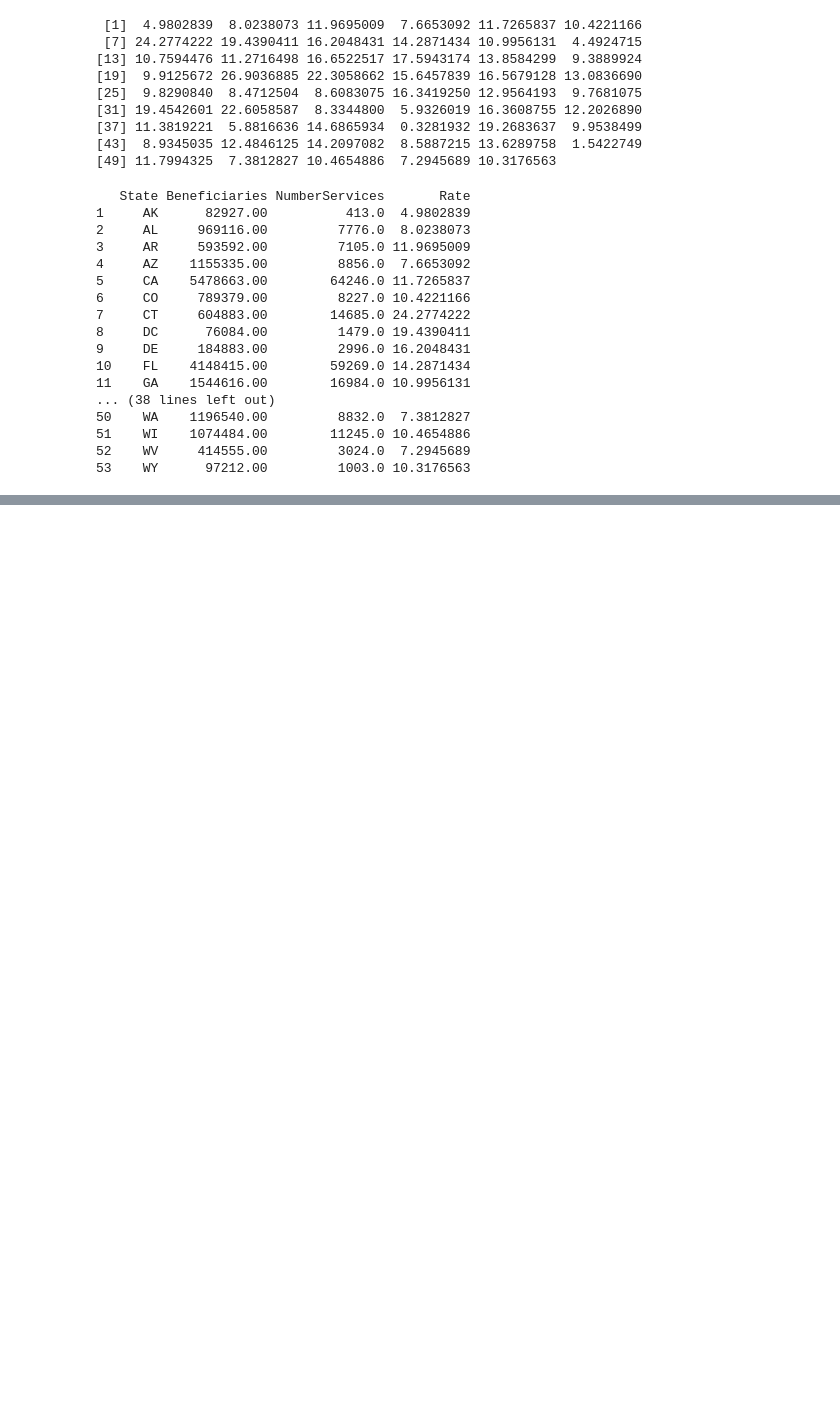
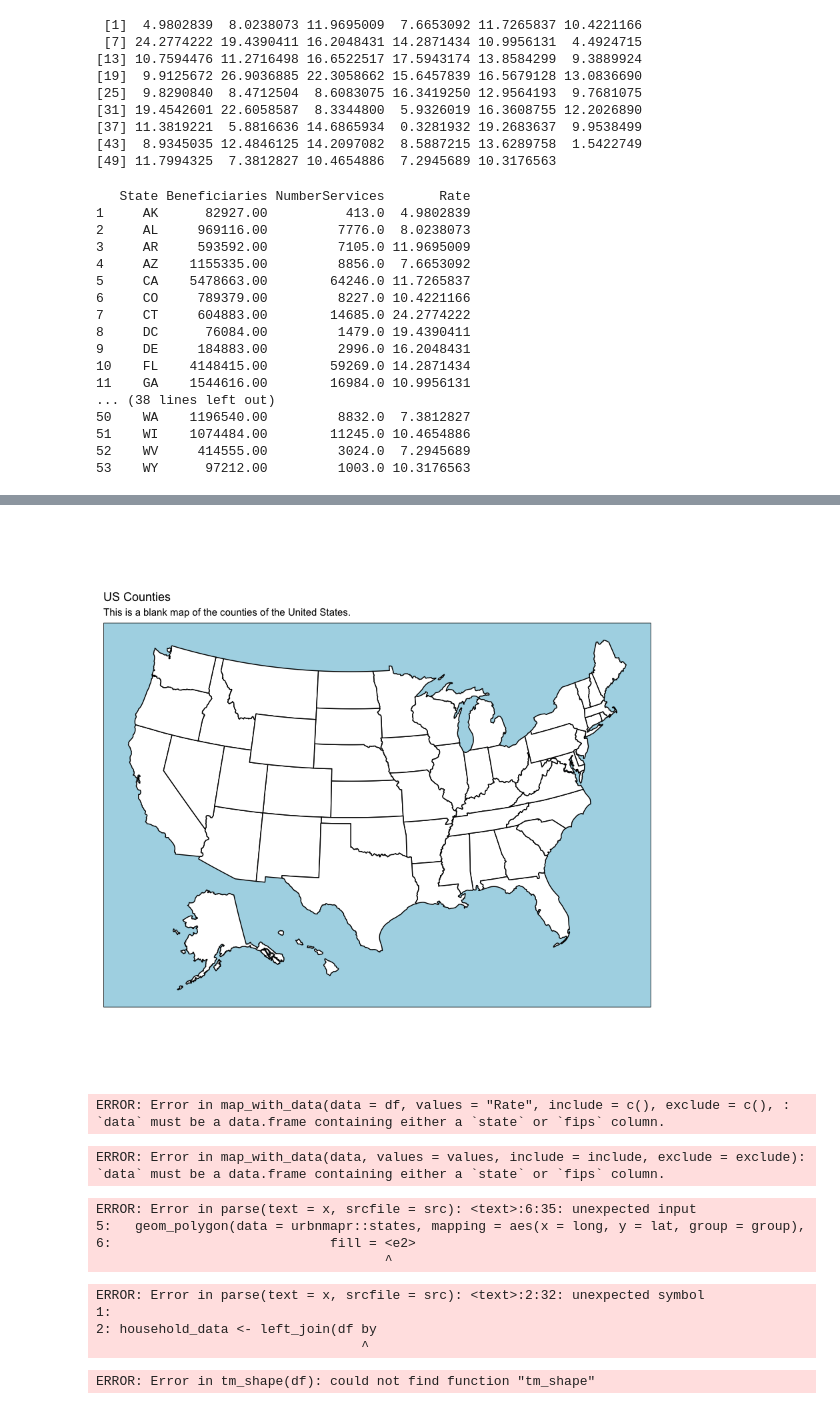
Before and after one commit to nancyruya/R-projects, a Jupyter notebook: TelehealthMedicare/Medicare90791.ipynb, the cells around one changed output, grey strips where cells are left out. Cells and saved outputs as stored; diff of their text form; code cells hidden in the pictures; blank space fills up the shorter version.

```diff
--- a/TelehealthMedicare/Medicare90791.ipynb
+++ b/TelehealthMedicare/Medicare90791.ipynb
@@ -199,5 +230,4 @@ plot_usmap(regions = "states") +
   labs(title = "US Counties",
        subtitle = "This is a blank map of the counties of the United States.") +
   theme(panel.background = element_rect(color = "black", fill = "lightblue"))
-+ tm_polygons(("Rate", id ="NAME", palette = "Greens"))
 # %% [output]
@@ -207,0 +238,6 @@ ERROR: Error in parse(text = x, srcfile = src): <text>:5:22: unexpected ','
+[figure, added]
+# %%
+ map_with_data(data=df, values = "Rate", include = c(), exclude = c(),
+      na = NA)
+# %% [output]
+ERROR: Error in map_with_data(data = df, values = "Rate", include = c(), exclude = c(), : `data` must be a data.frame containing either a `state` or `fips` column.
@@ -207,0 +246,6 @@ ERROR: Error in parse(text = x, srcfile = src): <text>:5:22: unexpected ','
+# %%
+plot_usmap(data = df, values = "Rate", color = "red") +
+  scale_fill_continuous(name = "Rate (2017)", label = scales::comma) +
+  theme(legend.position = "right")
+# %% [output]
+ERROR: Error in map_with_data(data, values = values, include = include, exclude = exclude): `data` must be a data.frame containing either a `state` or `fips` column.
@@ -207,0 +258,32 @@ ERROR: Error in parse(text = x, srcfile = src): <text>:5:22: unexpected ','
+# %%
+library(tidyverse)
+library(urbnmapr)
+
+ggplot() +
+  geom_polygon(data = urbnmapr::states, mapping = aes(x = long, y = lat, group = group),
+		           fill = “grey”, color = “white”) +
+  coord_map(projection = "albers", lat0 = 39, lat1 = 45)
+# %% [output]
+ERROR: Error in parse(text = x, srcfile = src): <text>:6:35: unexpected input
+5:   geom_polygon(data = urbnmapr::states, mapping = aes(x = long, y = lat, group = group),
+6:                            fill = <e2>
+                                     ^
+# %%
+
+household_data <- left_join(df by = "State")
+
+household_data %>%
+  ggplot(aes(long, lat, group = group, fill = Rate)) +
+  geom_polygon(color = NA) +
+  coord_map(projection = "albers", lat0 = 39, lat1 = 45) +
+  labs(fill = "Median Household Income")
+# %% [output]
+ERROR: Error in parse(text = x, srcfile = src): <text>:2:32: unexpected symbol
+1:
+2: household_data <- left_join(df by
+                                  ^
+# %%
+tm_shape(df) +
+  tm_polygons("Rate")
+# %% [output]
+ERROR: Error in tm_shape(df): could not find function "tm_shape"
```
Also changed, not shown: parts of 36 cells of this notebook.
